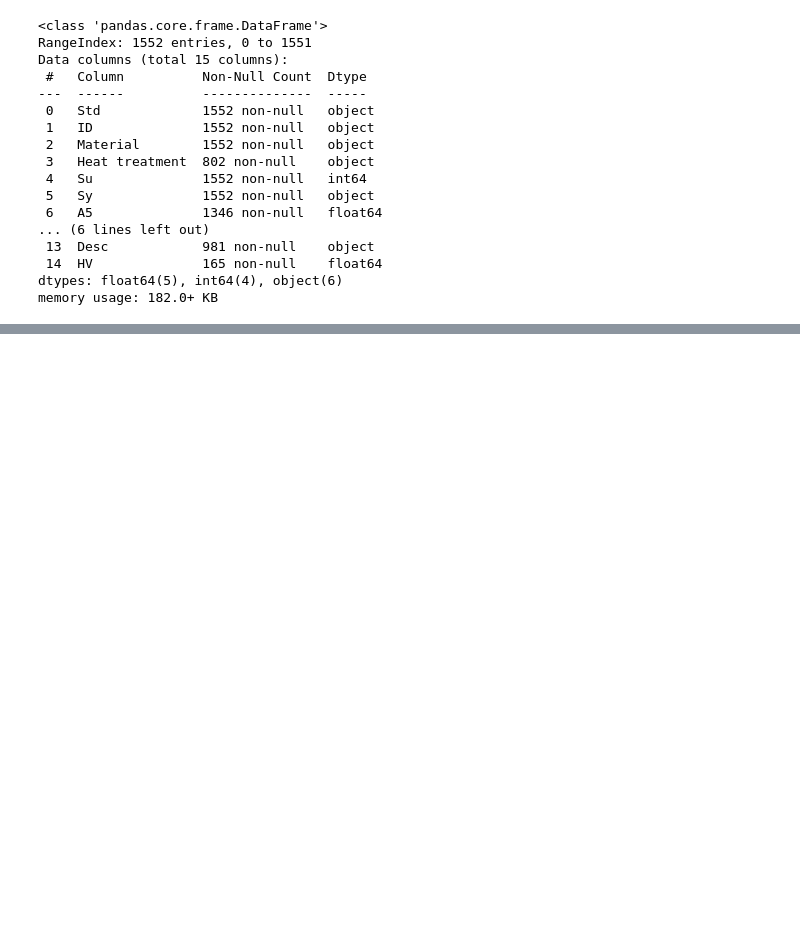
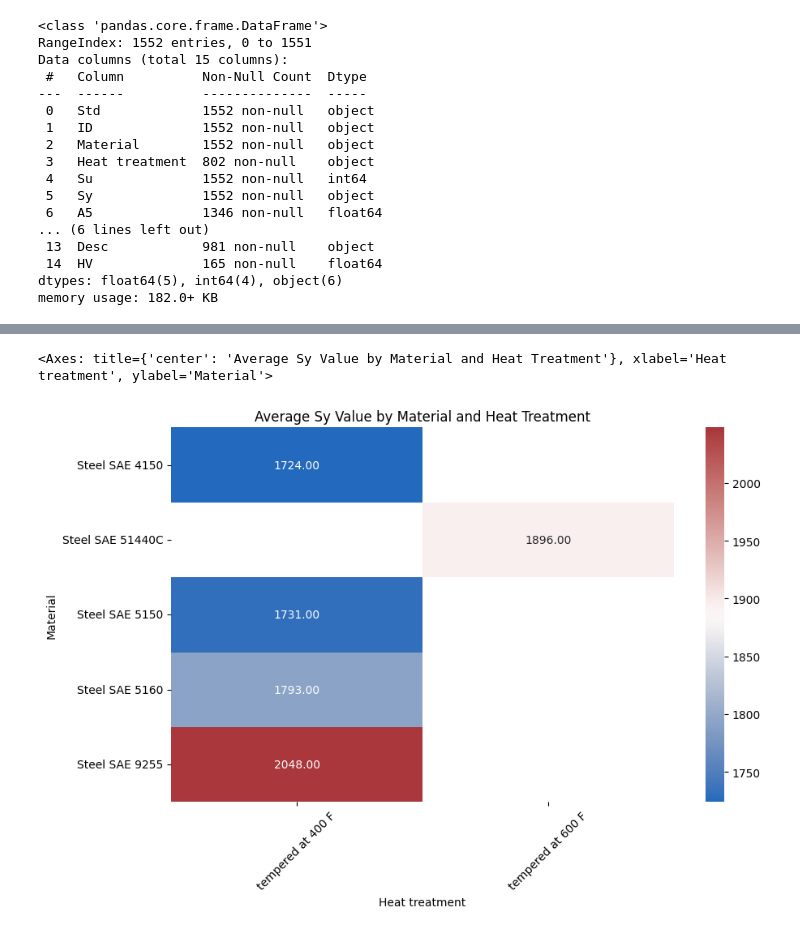
Before and after one commit to GALLP900/CodAcG_Github, a Jupyter notebook: Python_Projects/Materials Mechanical/MechanicalProperties.ipynb, the cells around one changed output, grey strips where cells are left out. Saved outputs shown, nothing was run; the diff lists cells and outputs as text; code cells hidden in the pictures; blank space fills up the shorter version.

```diff
--- a/Python_Projects/Materials Mechanical/MechanicalProperties.ipynb
+++ b/Python_Projects/Materials Mechanical/MechanicalProperties.ipynb
@@ -84,0 +112,15 @@ df.groupby(["Heat treatment"])[["Su", "Sy", "A5", "E"]].agg("mean")
+# %%
+#method for checking Standard differences
+def material_names(df,standard):
+    query_str = f"(Std == '{standard}')"
+
+    status = df.query(query_str) \
+        .groupby(["Material", "Heat treatment"])[["Sy", "A5"]] \
+        .agg({"Sy": "mean"}) \
+        .sort_values(by=["Sy"], ascending=False) \
+        .reset_index()
+
+    return status
+# %%
+df_ansi = material_names(df,"ANSI")
+df_ansi
@@ -84,0 +175,31 @@ df.groupby(["Heat treatment"])[["Su", "Sy", "A5", "E"]].agg("mean")
+# %%
+def standard_plots(df):
+    """
+    Creates a heatmap to show the average 'Sy' value
+    for each combination of 'Material' and 'Heat treatment'.
+    """
+    # Create a pivot table to aggregate the 'Sy' column values
+    pivoted_data = pd.pivot_table(
+        df,
+        values='Sy',
+        index='Material',
+        columns='Heat treatment',
+        aggfunc='mean'
+    )
+
+    # Create the heatmap
+    fig, ax = plt.subplots(figsize=(10, 6))
+    ax = sns.heatmap(pivoted_data, cmap="vlag", annot=True, fmt=".2f")
+    plt.yticks(rotation=0)
+    plt.xticks(rotation=45)
+
+    # Set the title for clarity
+    ax.set_title('Average Sy Value by Material and Heat Treatment')
+
+    return ax
+
+# You can call the function with your DataFrame like this:
+standard_plots(df_ansi.head())
+# %% [output]
+<Axes: title={'center': 'Average Sy Value by Material and Heat Treatment'}, xlabel='Heat treatment', ylabel='Material'>
+[figure, added]
```
Also changed, not shown: parts of 11 cells of this notebook, 1 other file.
